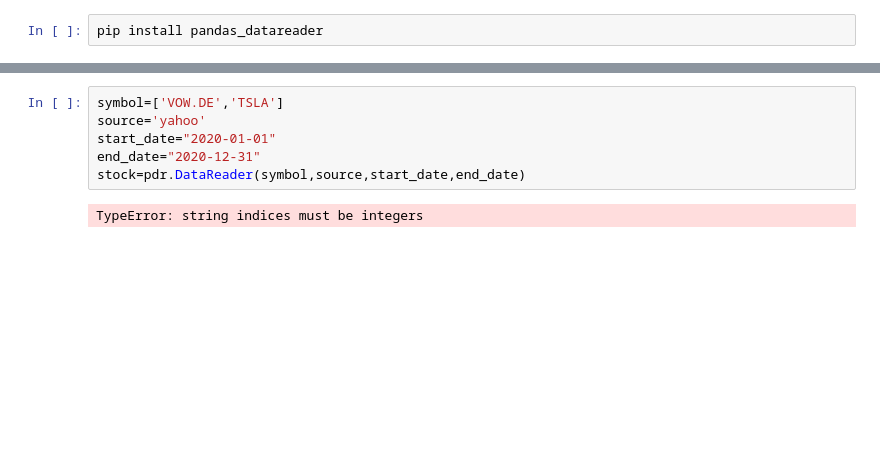
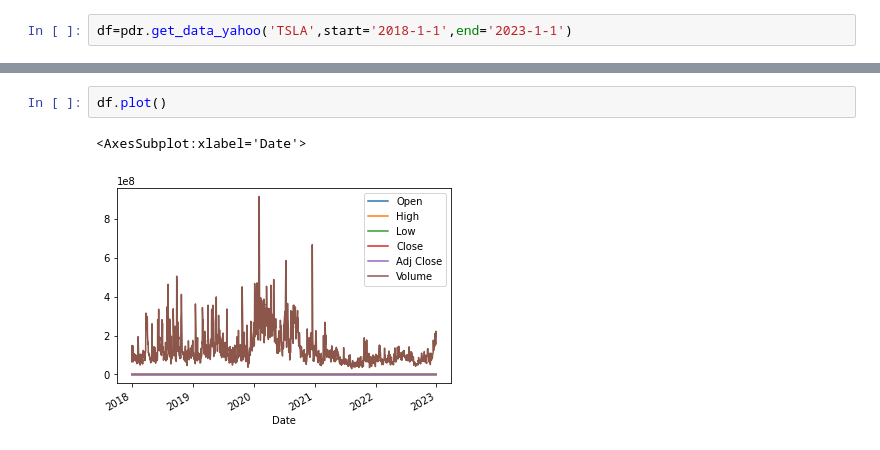
Before and after one commit to rupalichhtrola/Python_EDA, a Jupyter notebook: time series dataset-TSLA _EDA.ipynb, the cells around one changed output, grey strips where cells are left out. Saved outputs shown, nothing was run; the diff lists cells and outputs as text; blank space fills up the shorter version.

```diff
--- a/time series dataset-TSLA _EDA.ipynb
+++ b/time series dataset-TSLA _EDA.ipynb
@@ -11,3 +6,3 @@ import matplotlib.pyplot as plt
 # %%
-pip install pandas_datareader
+df=pdr.get_data_yahoo('TSLA',start='2018-1-1',end='2023-1-1')
 # %% [output]
@@ -40,9 +57,6 @@ TypeError: string indices must be integers
 # %%
-symbol=['VOW.DE','TSLA']
-source='yahoo'
-start_date="2020-01-01"
-end_date="2020-12-31"
-stock=pdr.DataReader(symbol,source,start_date,end_date)
+df.plot()
 # %% [output]
-TypeError: string indices must be integers
+<AxesSubplot:xlabel='Date'>
+[figure, added]
 # %%
```
Also changed, not shown: parts of 54 cells of this notebook.
